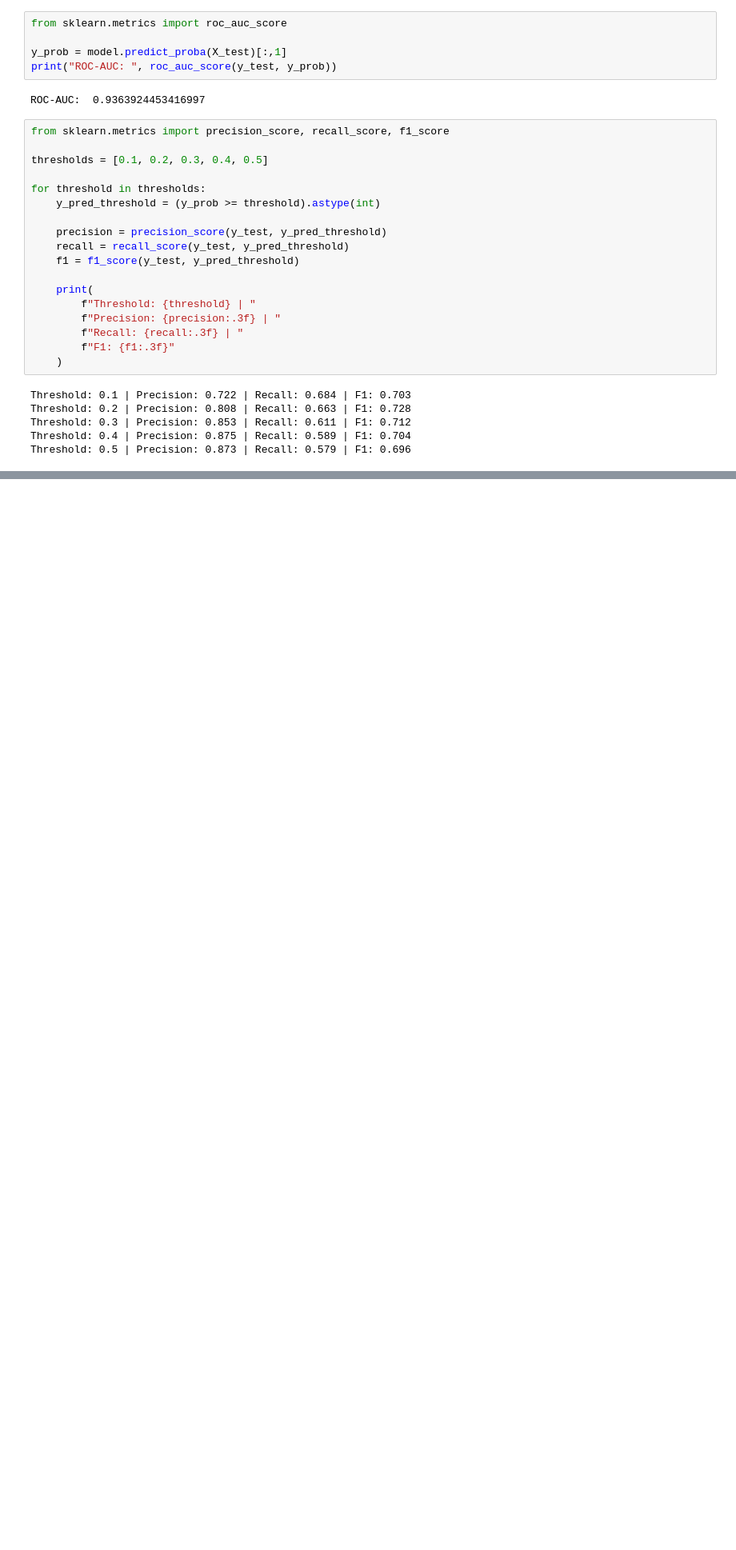
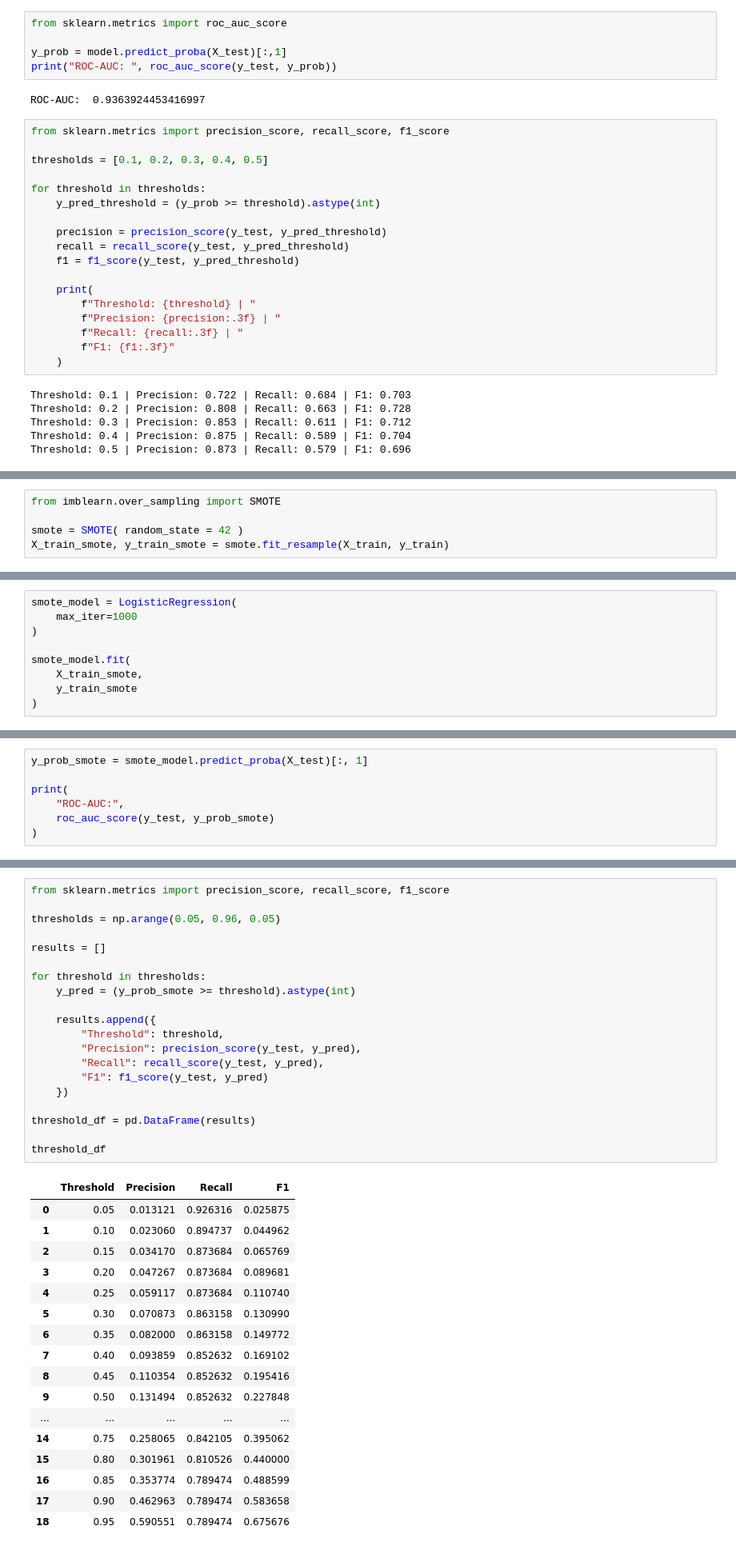
Before and after one commit to Muizzkarim10/CreditCardFraudDetection, a Jupyter notebook: notebooks/eda.ipynb, the cells around one changed output, grey strips where cells are left out. Shown at 80% size. Drawn from its saved outputs; the diff is of its cells as text; blank space fills up the shorter version.

Commit message:
Threshold tuning, SMOTE evaulation

```diff
--- a/notebooks/eda.ipynb
+++ b/notebooks/eda.ipynb
@@ -259,0 +303,5 @@ Threshold: 0.5 | Precision: 0.873 | Recall: 0.579 | F1: 0.696
+# %%
+from imblearn.over_sampling import SMOTE
+
+smote = SMOTE( random_state = 42 )
+X_train_smote, y_train_smote = smote.fit_resample(X_train, y_train)
@@ -259,0 +315,9 @@ Threshold: 0.5 | Precision: 0.873 | Recall: 0.579 | F1: 0.696
+# %%
+smote_model = LogisticRegression(
+    max_iter=1000
+)
+
+smote_model.fit(
+    X_train_smote,
+    y_train_smote
+)
@@ -259,0 +351,7 @@ Threshold: 0.5 | Precision: 0.873 | Recall: 0.579 | F1: 0.696
+# %%
+y_prob_smote = smote_model.predict_proba(X_test)[:, 1]
+
+print(
+    "ROC-AUC:",
+    roc_auc_score(y_test, y_prob_smote)
+)
@@ -259,0 +360,38 @@ Threshold: 0.5 | Precision: 0.873 | Recall: 0.579 | F1: 0.696
+# %%
+from sklearn.metrics import precision_score, recall_score, f1_score
+
+thresholds = np.arange(0.05, 0.96, 0.05)
+
+results = []
+
+for threshold in thresholds:
+    y_pred = (y_prob_smote >= threshold).astype(int)
+
+    results.append({
+        "Threshold": threshold,
+        "Precision": precision_score(y_test, y_pred),
+        "Recall": recall_score(y_test, y_pred),
+        "F1": f1_score(y_test, y_pred)
+    })
+
+threshold_df = pd.DataFrame(results)
+
+threshold_df
+# %% [output]
+|  | Threshold | Precision | Recall | F1 |
+| 0 | 0.05 | 0.013121 | 0.926316 | 0.025875 |
+| 1 | 0.10 | 0.023060 | 0.894737 | 0.044962 |
+| 2 | 0.15 | 0.034170 | 0.873684 | 0.065769 |
+| 3 | 0.20 | 0.047267 | 0.873684 | 0.089681 |
+| 4 | 0.25 | 0.059117 | 0.873684 | 0.110740 |
+| 5 | 0.30 | 0.070873 | 0.863158 | 0.130990 |
+| 6 | 0.35 | 0.082000 | 0.863158 | 0.149772 |
+| 7 | 0.40 | 0.093859 | 0.852632 | 0.169102 |
+| 8 | 0.45 | 0.110354 | 0.852632 | 0.195416 |
+| 9 | 0.50 | 0.131494 | 0.852632 | 0.227848 |
+| ... | ... | ... | ... | ... |
+| 14 | 0.75 | 0.258065 | 0.842105 | 0.395062 |
+| 15 | 0.80 | 0.301961 | 0.810526 | 0.440000 |
+| 16 | 0.85 | 0.353774 | 0.789474 | 0.488599 |
+| 17 | 0.90 | 0.462963 | 0.789474 | 0.583658 |
+| 18 | 0.95 | 0.590551 | 0.789474 | 0.675676 |
```
Also changed, not shown: parts of 11 cells of this notebook, 1 other file.
